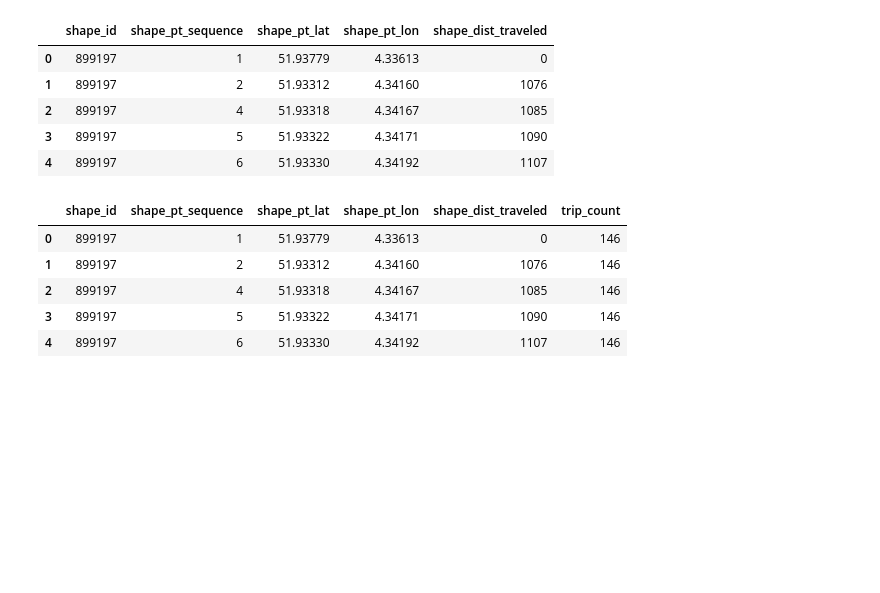
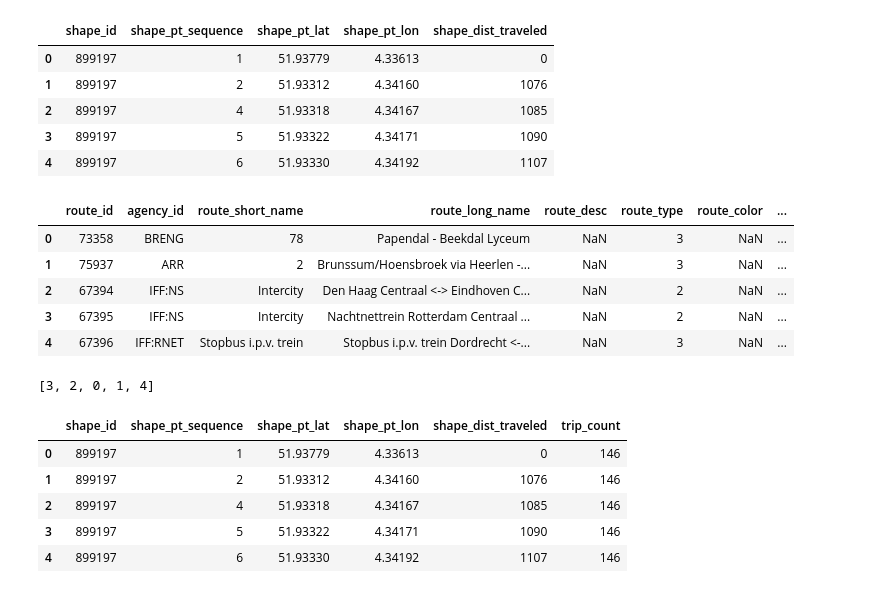
Before and after one commit to TPM-Resilience-Lab/public-transit-system, a Jupyter notebook: python-codes/gtfs_analysis.ipynb, the cells around one changed output. Drawn from its saved outputs; the diff is of its cells as text; code cells hidden in the pictures; blank space fills up the shorter version.

```diff
--- a/python-codes/gtfs_analysis.ipynb
+++ b/python-codes/gtfs_analysis.ipynb
@@ -83,6 +96,7 @@ import pandas as pd
 
 trips = pd.read_csv('../gtfs_data/netherlands/trips.txt', low_memory=False)
 shapes = pd.read_csv('../gtfs_data/netherlands/shapes.txt', low_memory=False)
+routes = pd.read_csv('../gtfs_data/netherlands/routes.txt', low_memory=False)
 # %%
 trips.head()
 # %% [output]
@@ -101,6 +115,27 @@ shapes.head()
 | 2 | 899197 | 4 | 51.93318 | 4.34167 | 1085 |
 | 3 | 899197 | 5 | 51.93322 | 4.34171 | 1090 |
 | 4 | 899197 | 6 | 51.93330 | 4.34192 | 1107 |
+# %%
+routes.head()
+# %% [output]
+|  | route_id | agency_id | route_short_name | route_long_name | route_desc | route_type | route_color | ... |
+| 0 | 73358 | BRENG | 78 | Papendal - Beekdal Lyceum | NaN | 3 | NaN | ... |
+| 1 | 75937 | ARR | 2 | Brunssum/Hoensbroek via Heerlen -... | NaN | 3 | NaN | ... |
+| 2 | 67394 | IFF:NS | Intercity | Den Haag Centraal <-> Eindhoven C... | NaN | 2 | NaN | ... |
+| 3 | 67395 | IFF:NS | Intercity | Nachtnettrein Rotterdam Centraal ... | NaN | 2 | NaN | ... |
+| 4 | 67396 | IFF:RNET | Stopbus i.p.v. trein | Stopbus i.p.v. trein Dordrecht <-... | NaN | 3 | NaN | ... |
+# %%
+routes.route_type.unique().tolist()
+
+#0 - Tram, Streetcar, Light rail. Any light rail or street level system within a metropolitan area.
+#1 - Subway, Metro. Any underground rail system within a metropolitan area.
+#2 - Rail. Used for intercity or long-distance travel.
+#3 - Bus. Used for short- and long-distance bus routes.
+#4 - Ferry. Used for short- and long-distance boat service.
+
+# More details at https://developers.google.com/transit/gtfs/reference#tripstxt
+# %% [output]
+[3, 2, 0, 1, 4]
 # %%
 num_trips_by_shape = trips.groupby('shape_id').aggregate({'route_id': 'count'}).reset_index()
 num_trips_by_shape.rename({'route_id': 'trip_count'}, axis='columns', inplace=True)
```
Also changed, not shown: parts of 15 cells of this notebook, 5 other files.
